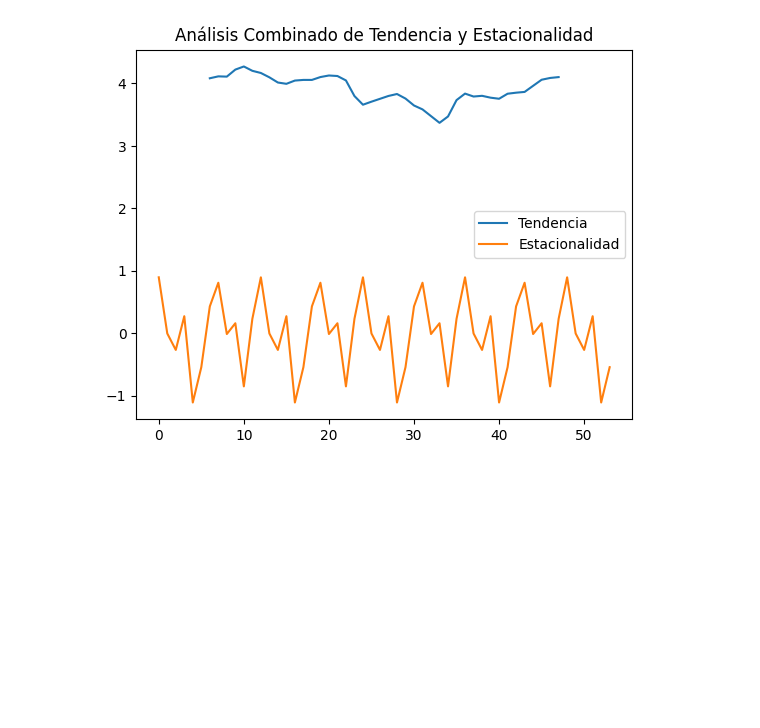
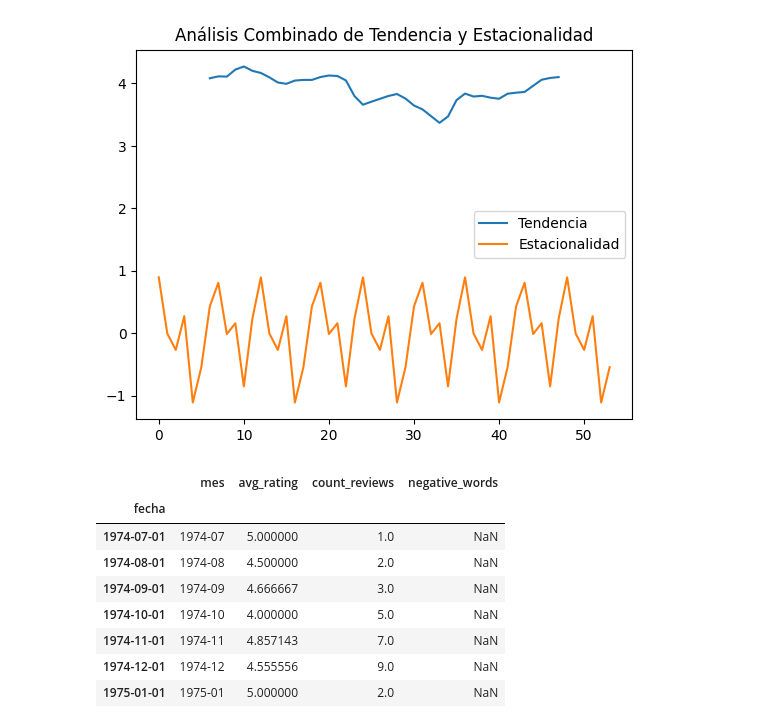
Before and after one commit to HugoFraile7/ProyectoDDCGrupoA, a Jupyter notebook: entrega_3/mineria_preparacion_series.ipynb, the cells around one changed output. Saved outputs shown, nothing was run; the diff lists cells and outputs as text; code cells hidden in the pictures; blank space fills up the shorter version.

```diff
--- a/entrega_3/mineria_preparacion_series.ipynb
+++ b/entrega_3/mineria_preparacion_series.ipynb
@@ -613,3 +611,19 @@ plt.title('Análisis Combinado de Tendencia y Estacionalidad')
 plt.show()
 # %% [output]
 [figure]
+# %%
+# Calcular el índice de división
+train_size = int(len(metrics_per_month) * 0.9)  # 90% para entrenamiento
+work_data_train = metrics_per_month.iloc[:train_size]   # Conjunto de entrenamiento
+work_data_test = metrics_per_month.iloc[train_size:]     # Conjunto de prueba
+work_data_test
+# %% [output]
+|  | mes | avg_rating | count_reviews | negative_words |
+| fecha |  |  |  |  |
+| 1974-07-01 | 1974-07 | 5.000000 | 1.0 | NaN |
+| 1974-08-01 | 1974-08 | 4.500000 | 2.0 | NaN |
+| 1974-09-01 | 1974-09 | 4.666667 | 3.0 | NaN |
+| 1974-10-01 | 1974-10 | 4.000000 | 5.0 | NaN |
+| 1974-11-01 | 1974-11 | 4.857143 | 7.0 | NaN |
+| 1974-12-01 | 1974-12 | 4.555556 | 9.0 | NaN |
+| 1975-01-01 | 1975-01 | 5.000000 | 2.0 | NaN |
```
Also changed, not shown: parts of 10 cells of this notebook.
